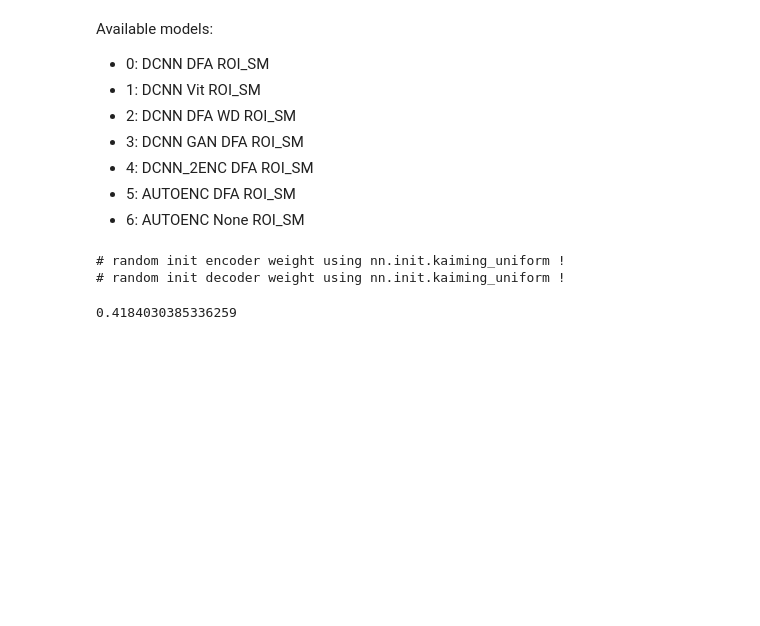
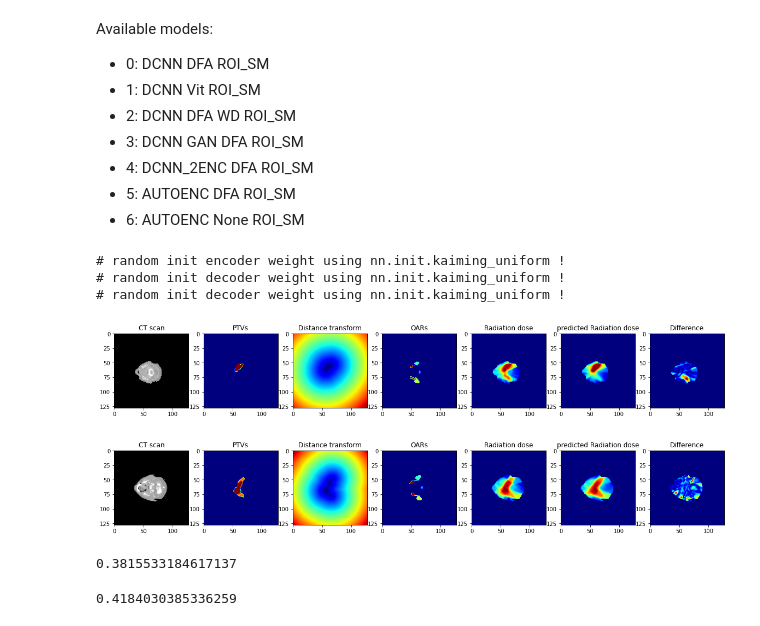
Before and after one commit to omar-ahmd/Radiation_dose_Prediction, a Jupyter notebook: project.ipynb, the cells around one changed output. Saved outputs shown, nothing was run; the diff lists cells and outputs as text; code cells hidden in the pictures; blank space fills up the shorter version.

```diff
--- a/project.ipynb
+++ b/project.ipynb
@@ -242,7 +242,7 @@ path = [
     "Output/DCNN_2ENC__DFA_ROI",
     "Output/AUTOENC__DFA_ROI_SM",
     "Output/AUTOENC__NONE_ROI_SM",
-][8]
+][5]
 
 
 
@@ -284,6 +284,7 @@ model = model.eval()
 # %% [output]
 # random init encoder weight using nn.init.kaiming_uniform !
 # random init decoder weight using nn.init.kaiming_uniform !
+# random init decoder weight using nn.init.kaiming_uniform !
 # %%
 _, val, _ = get_loader(
     "data",
@@ -302,29 +303,35 @@ _, val, _ = get_loader(
 # %%
 from DCNN.loss import L1Loss
 
 loss_artif = []
 loss = []
 Visualize = True
 
 loss_fn = L1Loss()
 
 for batch_idx, list_loader_output in tqdm(enumerate(val)):
     # List_loader_output[0] default as the input
     path = list_loader_output[1][0]
     input_ = list_loader_output[0]["data"][0]
     target = list_loader_output[0]["data"][1][0][0]
     mask = list_loader_output[0]["data"][2][0][0]
     if input_[0][0].sum() != 0:
-        continue
         output = model(input_)[0]
         loss.append(float(loss_fn(output[0], [target, mask])))
         if batch_idx < 2 and Visualize:
             show(list_loader_output[0]["data"], output.detach()[0][0] * mask)
     else:
         output = model(input_)[0]
         loss_artif.append(float(loss_fn(output[0], [target, mask])))
         if batch_idx < 2 and Visualize:
             show(list_loader_output[0]["data"], output.detach()[0][0] * mask)
+# %% [output]
+[figure, added]
+[figure, added]
+# %%
+np.mean(loss_artif+loss)
+# %% [output]
+0.3815533184617137
 # %%
 # 7
 np.mean(loss_artif)
```
Also changed, not shown: 2 other files.
